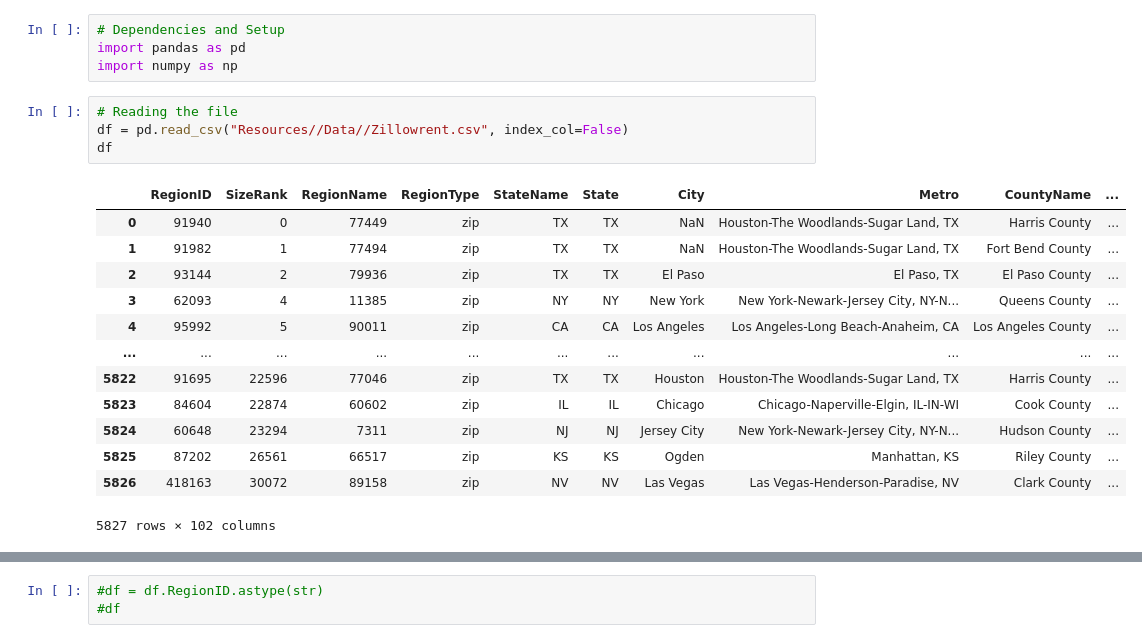
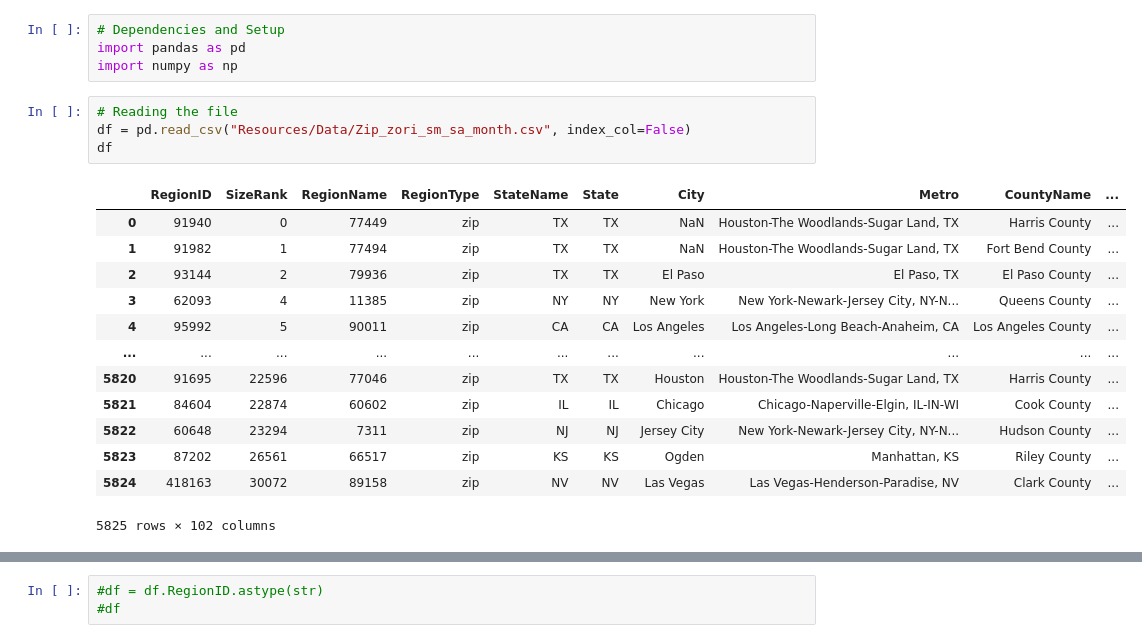
Before and after one commit to vishaldeo/final_project, a Jupyter notebook: Rent_data_cleanning2.ipynb, the cells around one changed output, grey strips where cells are left out. Saved outputs shown, nothing was run; the diff lists cells and outputs as text.

```diff
--- a/Rent_data_cleanning2.ipynb
+++ b/Rent_data_cleanning2.ipynb
@@ -4,21 +4,21 @@ import pandas as pd
 import numpy as np
 # %%
 # Reading the file
-df = pd.read_csv("Resources//Data//Zillowrent.csv", index_col=False)
+df = pd.read_csv("Resources/Data/Zip_zori_sm_sa_month.csv", index_col=False)
 df
 # %% [output]
 |  | RegionID | SizeRank | RegionName | RegionType | StateName | State | City | Metro | CountyName | ... |
 | 0 | 91940 | 0 | 77449 | zip | TX | TX | NaN | Houston-The Woodlands-Sugar Land, TX | Harris County | ... |
 | 1 | 91982 | 1 | 77494 | zip | TX | TX | NaN | Houston-The Woodlands-Sugar Land, TX | Fort Bend County | ... |
 | 2 | 93144 | 2 | 79936 | zip | TX | TX | El Paso | El Paso, TX | El Paso County | ... |
 | 3 | 62093 | 4 | 11385 | zip | NY | NY | New York | New York-Newark-Jersey City, NY-N... | Queens County | ... |
 | 4 | 95992 | 5 | 90011 | zip | CA | CA | Los Angeles | Los Angeles-Long Beach-Anaheim, CA | Los Angeles County | ... |
 | ... | ... | ... | ... | ... | ... | ... | ... | ... | ... | ... |
-| 5822 | 91695 | 22596 | 77046 | zip | TX | TX | Houston | Houston-The Woodlands-Sugar Land, TX | Harris County | ... |
-| 5823 | 84604 | 22874 | 60602 | zip | IL | IL | Chicago | Chicago-Naperville-Elgin, IL-IN-WI | Cook County | ... |
-| 5824 | 60648 | 23294 | 7311 | zip | NJ | NJ | Jersey City | New York-Newark-Jersey City, NY-N... | Hudson County | ... |
-| 5825 | 87202 | 26561 | 66517 | zip | KS | KS | Ogden | Manhattan, KS | Riley County | ... |
-| 5826 | 418163 | 30072 | 89158 | zip | NV | NV | Las Vegas | Las Vegas-Henderson-Paradise, NV | Clark County | ... |
+| 5820 | 91695 | 22596 | 77046 | zip | TX | TX | Houston | Houston-The Woodlands-Sugar Land, TX | Harris County | ... |
+| 5821 | 84604 | 22874 | 60602 | zip | IL | IL | Chicago | Chicago-Naperville-Elgin, IL-IN-WI | Cook County | ... |
+| 5822 | 60648 | 23294 | 7311 | zip | NJ | NJ | Jersey City | New York-Newark-Jersey City, NY-N... | Hudson County | ... |
+| 5823 | 87202 | 26561 | 66517 | zip | KS | KS | Ogden | Manhattan, KS | Riley County | ... |
+| 5824 | 418163 | 30072 | 89158 | zip | NV | NV | Las Vegas | Las Vegas-Henderson-Paradise, NV | Clark County | ... |
-5827 rows × 102 columns
+5825 rows × 102 columns
 # %%
 # Droping the column Names
```
Also changed, not shown: parts of 11 cells of this notebook.
